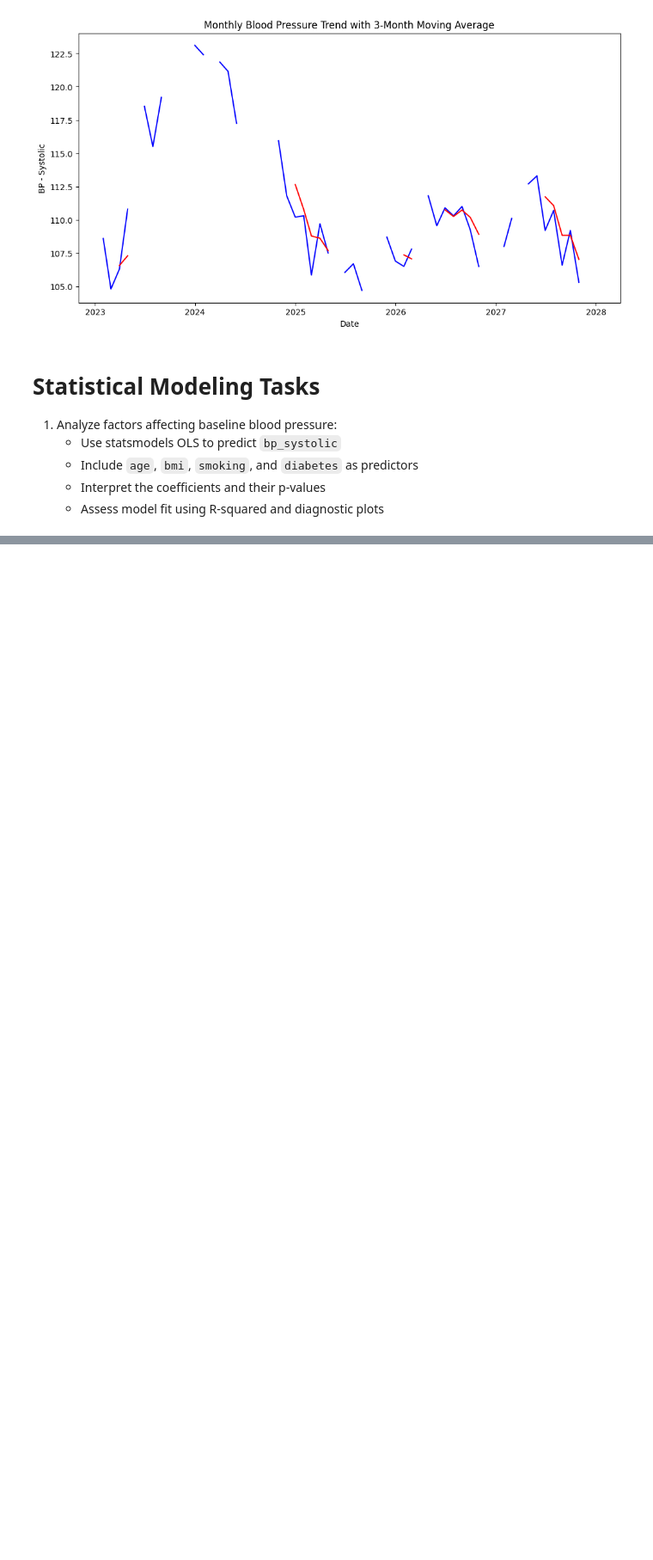
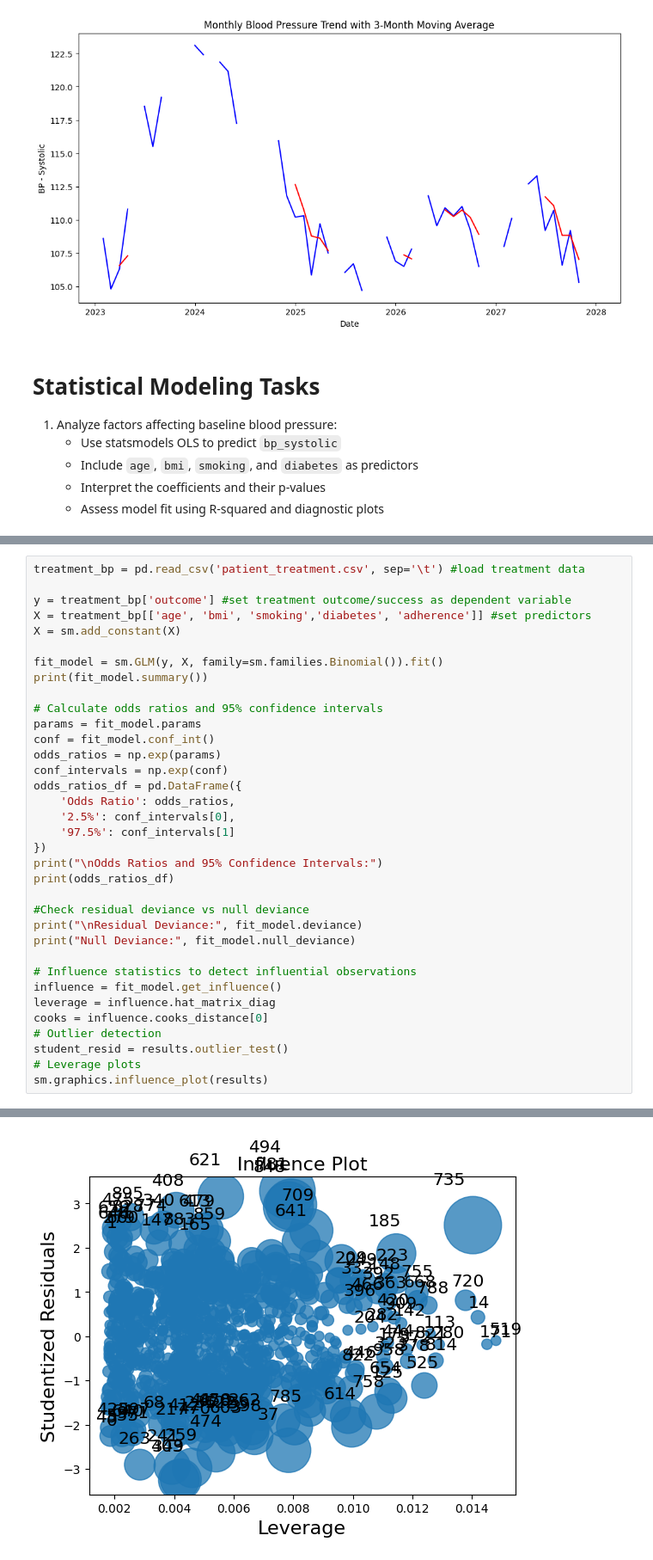
Before and after one commit to UCSF-DataSci/08-time-stats-and-ml-nikita-gounder, a Jupyter notebook: modeling.ipynb, the cells around one changed output, grey strips where cells are left out. Shown at 86% size. Drawn from its saved outputs; the diff is of its cells as text; blank space fills up the shorter version.

```diff
--- a/modeling.ipynb
+++ b/modeling.ipynb
@@ -149,0 +147,36 @@ Text(0.5, 1.0, 'Q-Q Plot')
+# %%
+treatment_bp = pd.read_csv('patient_treatment.csv', sep='\t') #load treatment data
+
+y = treatment_bp['outcome'] #set treatment outcome/success as dependent variable
+X = treatment_bp[['age', 'bmi', 'smoking','diabetes', 'adherence']] #set predictors
+X = sm.add_constant(X)
+
+fit_model = sm.GLM(y, X, family=sm.families.Binomial()).fit()
+print(fit_model.summary())
+
+# Calculate odds ratios and 95% confidence intervals
+params = fit_model.params
+conf = fit_model.conf_int()
+odds_ratios = np.exp(params)
+conf_intervals = np.exp(conf)
+odds_ratios_df = pd.DataFrame({
+    'Odds Ratio': odds_ratios,
+    '2.5%': conf_intervals[0],
+    '97.5%': conf_intervals[1]
+})
+print("\nOdds Ratios and 95% Confidence Intervals:")
+print(odds_ratios_df)
+
+#Check residual deviance vs null deviance
+print("\nResidual Deviance:", fit_model.deviance)
+print("Null Deviance:", fit_model.null_deviance)
+
+# Influence statistics to detect influential observations
+influence = fit_model.get_influence()
+leverage = influence.hat_matrix_diag
+cooks = influence.cooks_distance[0]
+# Outlier detection
+student_resid = results.outlier_test()
+# Leverage plots
+sm.graphics.influence_plot(results)
+# %% [output]
@@ -149,0 +200 @@ Text(0.5, 1.0, 'Q-Q Plot')
+[figure, added]
```
Also changed, not shown: parts of 4 cells of this notebook.
